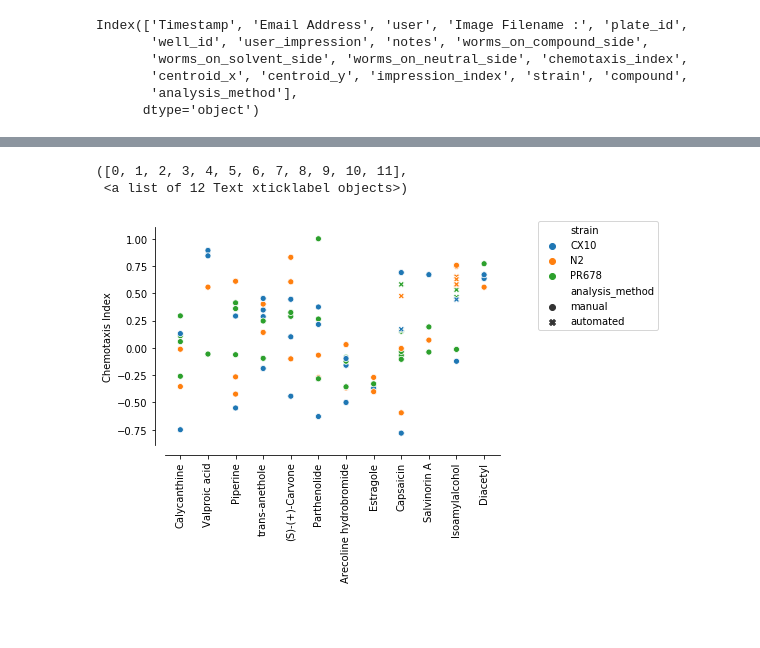
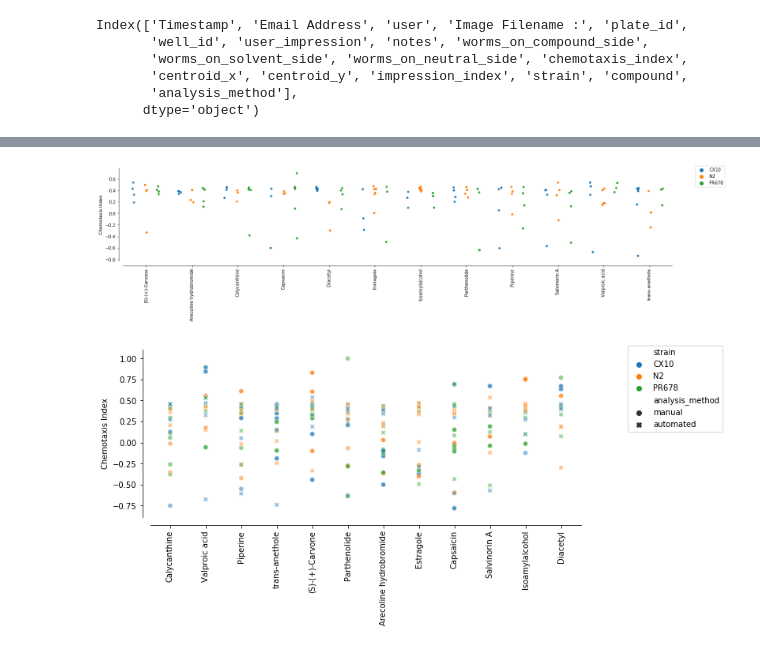
Before and after one commit to Neuroplant-Resources/Neuroplant-OWL, a Jupyter notebook: Manual Analysis Results.ipynb, the cells around one changed output, grey strips where cells are left out. Drawn from its saved outputs; the diff is of its cells as text; code cells hidden in the pictures; blank space fills up the shorter version.

Commit message:
Added comparisons between manual and automated analysis

```diff
--- a/Manual Analysis Results.ipynb
+++ b/Manual Analysis Results.ipynb
@@ -292,13 +308,30 @@ combined_results = pd.concat([metadata[['plate_id',
+# %%
+fig, ax = plt.subplots(figsize=(20, 5), constrained_layout=True)
+sns.stripplot(x='compound', y='chemotaxis_index', ax=ax, dodge=True, #style='analysis_method',
+              hue='strain', marker='o',
+              data=combined_results.loc[combined_results['analysis_method']=='automated'])
+
+ax.set_xlabel('')
+ax.set_ylabel('Chemotaxis Index')
+ax.legend(bbox_to_anchor=(1.1, 1.05))
+sns.despine(offset=10)
+plt.xticks(rotation=90)
+
+fig.savefig('../chemotaxis_results_automated.pdf')
+# %% [output]
+[figure, added]
 # %%
-ax = sns.scatterplot(x='compound', y='chemotaxis_index', style='analysis_method',
-                     hue='strain', data=combined_results)
+fig, ax = plt.subplots(figsize=(11, 5), constrained_layout=True)
+sns.scatterplot(x='compound', y='chemotaxis_index', ax=ax, alpha=0.5,
+              hue='strain', style='analysis_method',
+              data=combined_results)
 
 ax.set_xlabel('')
 ax.set_ylabel('Chemotaxis Index')
 ax.legend(bbox_to_anchor=(1.1, 1.05))
 sns.despine(offset=10)
-plt.xticks(rotation=90)
+plt.xticks(rotation=90);
+
+fig.savefig('../chemotaxis_results_by_analysis_method.pdf')
 # %% [output]
-([0, 1, 2, 3, 4, 5, 6, 7, 8, 9, 10, 11],
- <a list of 12 Text xticklabel objects>)
-[figure, old version]
+[figure, new version]
```
Also changed, not shown: parts of 10 cells of this notebook, 1 other file.
